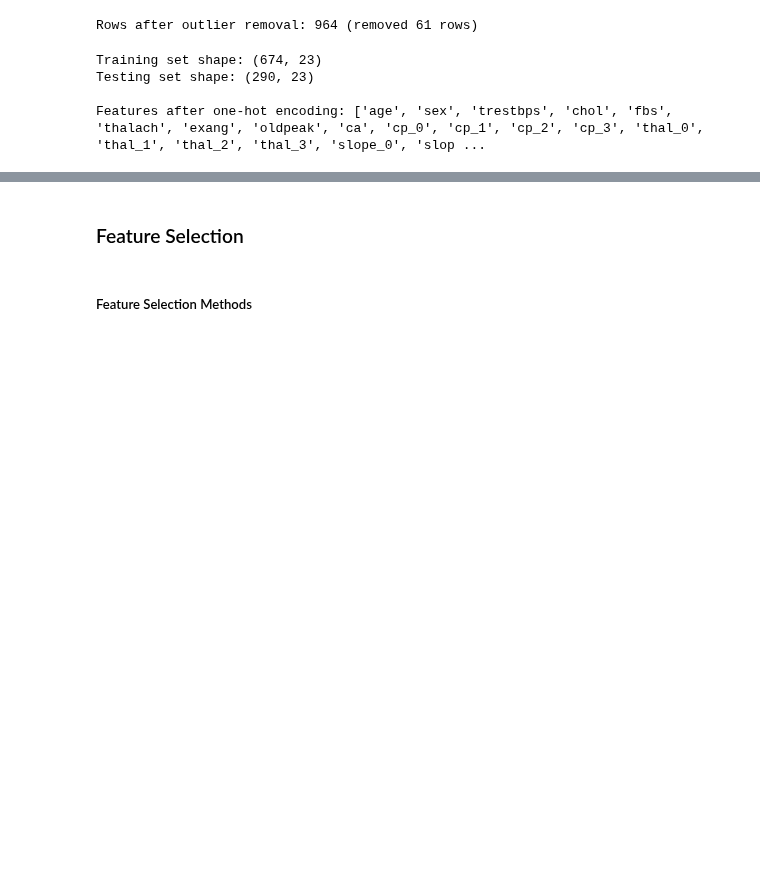
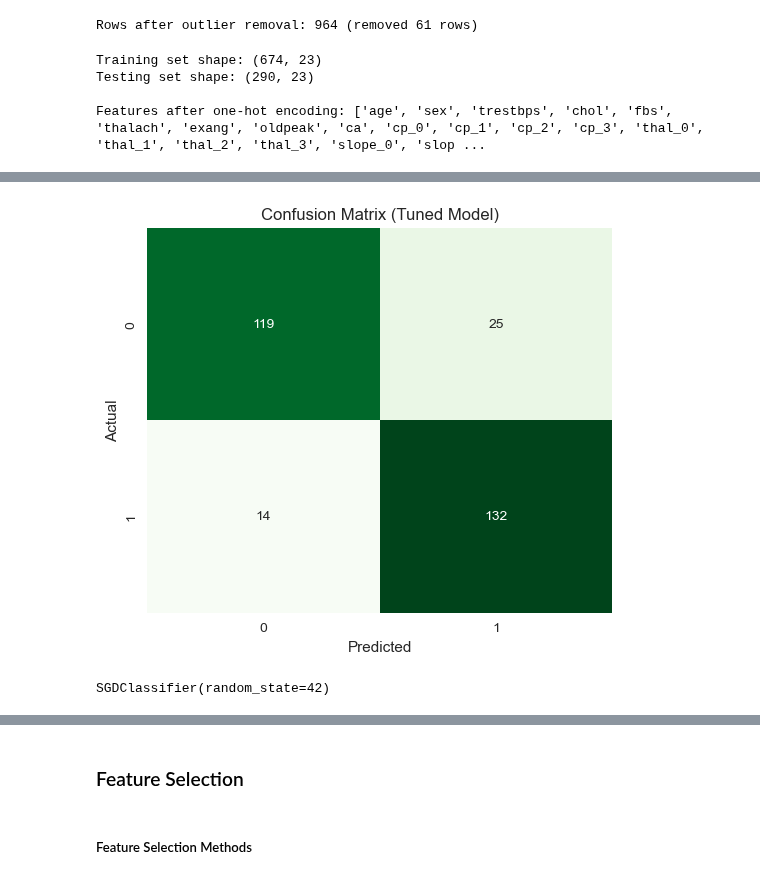
Before and after one commit to omisdami/GROUP1_HEART-DISEASE-, a Jupyter notebook: Heart Disease Classification.ipynb, the cells around one changed output, grey strips where cells are left out. Cells and saved outputs as stored; diff of their text form; code cells hidden in the pictures; blank space fills up the shorter version.

Commit message:
Update Heart Disease Classification.ipynb
Added SGD but we need to try to do it using selected feature.

```diff
--- a/Heart Disease Classification.ipynb
+++ b/Heart Disease Classification.ipynb
@@ -425,0 +470,20 @@ Features after one-hot encoding: ['age', 'sex', 'trestbps', 'chol', 'fbs', 'thal
+# %%
+#ImprovING the SGD model by tuning its hyperparameters using GridSearchCV
+
+# DefinING hyperparameter grid
+param_grid = {
+    'loss': ['hinge', 'log_loss', 'modified_huber'],  # Different loss functions
+    'penalty': ['l2', 'l1', 'elasticnet'],           # Regularization methods
+    'alpha': [0.0001, 0.001, 0.01],                 # Regularization strength
+    'learning_rate': ['constant', 'optimal', 'adaptive'],  # Learning rate schedule
+    'eta0': [0.01, 0.1, 1],                         # Initial learning rate
+}
+# %%
+# Perform grid search
+grid_search = GridSearchCV(SGDClassifier(random_state=42, max_iter=1000, tol=1e-3),
+                           param_grid,
+                           scoring='accuracy',
+                           cv=5,
+                           verbose=2)
+
+grid_search.fit(X_train, y_train)
@@ -425,0 +514,5 @@ Features after one-hot encoding: ['age', 'sex', 'trestbps', 'chol', 'fbs', 'thal
+# %%
+# Best parameters and model
+best_params = grid_search.best_params_
+best_model = grid_search.best_estimator_
+print("\nBest Parameters Found:", best_params)
@@ -425,0 +521,6 @@ Features after one-hot encoding: ['age', 'sex', 'trestbps', 'chol', 'fbs', 'thal
+# %%
+# Evaluate the tuned model
+y_pred_tuned = best_model.predict(X_test)
+print("\nTuned SGD Classifier Results:")
+print("Accuracy:", accuracy_score(y_test, y_pred_tuned))
+print("\nClassification Report:\n", classification_report(y_test, y_pred_tuned))
@@ -425,0 +540,10 @@ Features after one-hot encoding: ['age', 'sex', 'trestbps', 'chol', 'fbs', 'thal
+# %%
+# Confusion matrix for the tuned model
+plt.figure(figsize=(6, 5))
+sns.heatmap(confusion_matrix(y_test, y_pred_tuned), annot=True, fmt="d", cmap="Greens", cbar=False)
+plt.title("Confusion Matrix (Tuned Model)")
+plt.xlabel("Predicted")
+plt.ylabel("Actual")
+plt.show()
+# %% [output]
+[figure, added]
@@ -425,0 +557,6 @@ Features after one-hot encoding: ['age', 'sex', 'trestbps', 'chol', 'fbs', 'thal
+# %%
+# Retrain the SGD model with reduced features
+sgd_model_reduced = SGDClassifier(random_state=42)
+sgd_model_reduced.fit(X_train_reduced, y_train)
+# %% [output]
+SGDClassifier(random_state=42)
```
Also changed, not shown: parts of 32 cells of this notebook.
